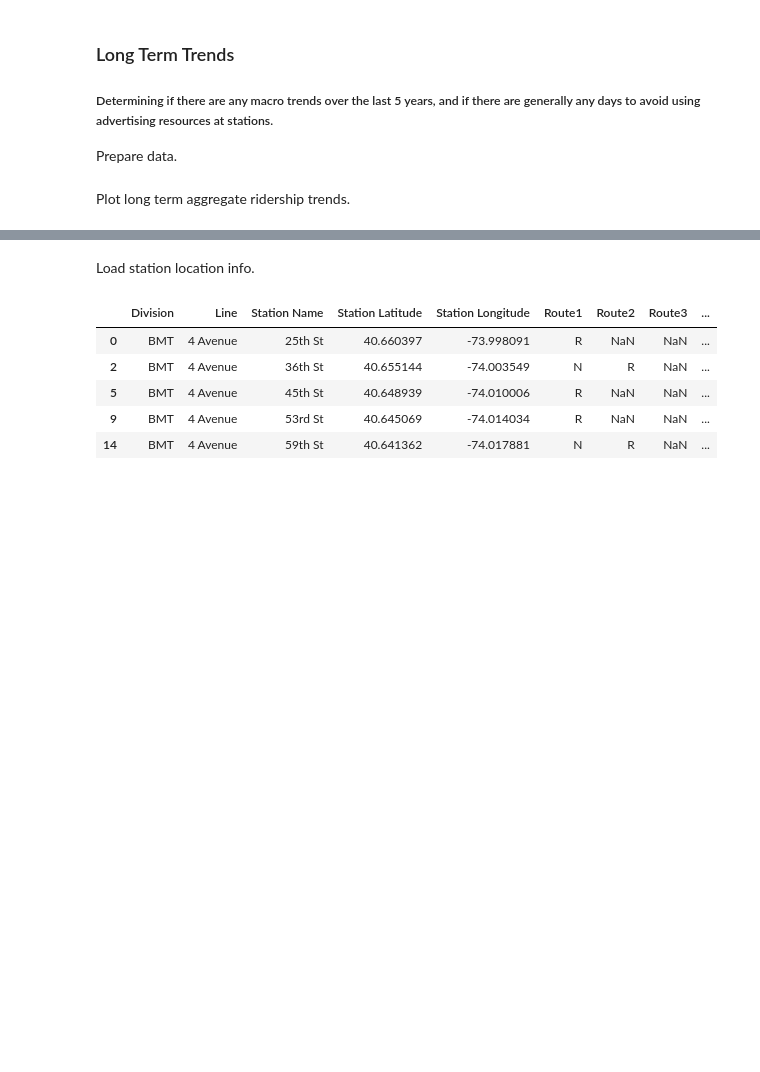
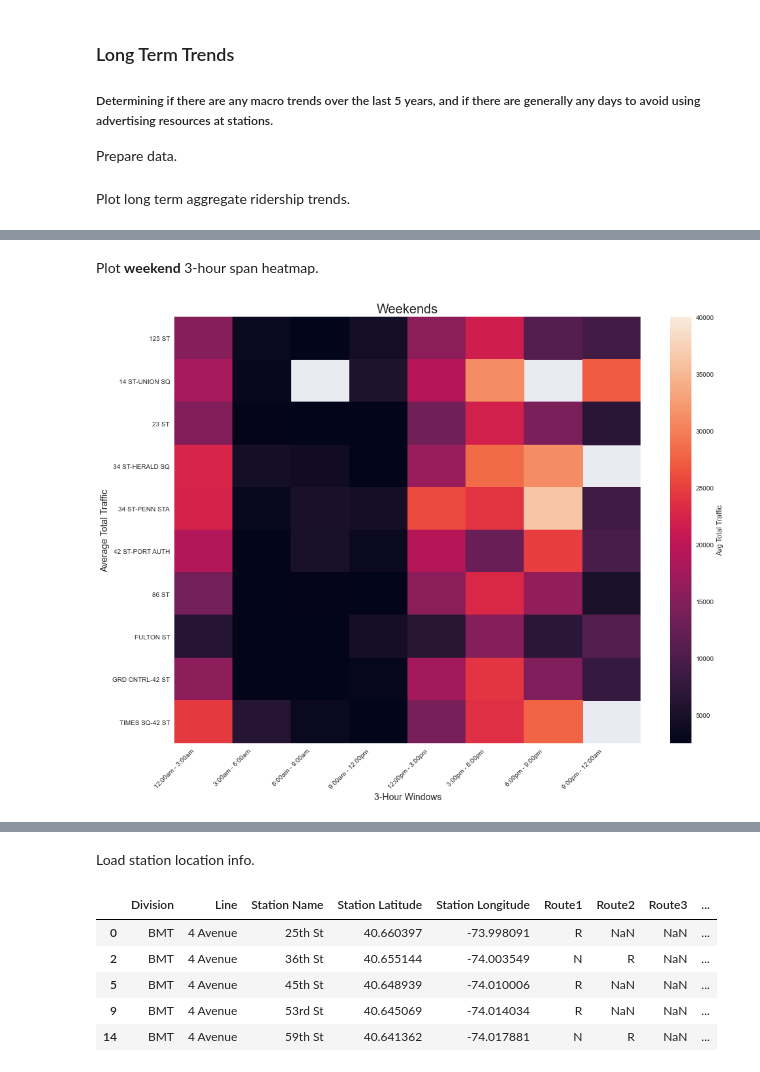
Before and after one commit to stephenjkaplan/metis-project1-mta, a Jupyter notebook: Data Analysis & Visualization.ipynb, the cells around one changed output, grey strips where cells are left out. Saved outputs shown, nothing was run; the diff lists cells and outputs as text; code cells hidden in the pictures; blank space fills up the shorter version.

```diff
--- a/Data Analysis & Visualization.ipynb
+++ b/Data Analysis & Visualization.ipynb
@@ -57,0 +151,7 @@ plt.legend(bbox_to_anchor=(1, 1), loc=2)
+# %% [markdown]
+Plot **weekend** 3-hour span heatmap.
+# %%
+plot_busy_times_heatmap(df_weekend_graph, "Weekends")
+plt.savefig("plots/weekend_heatmap.png");
+# %% [output]
+[figure, added]
```
Also changed, not shown: parts of 46 cells of this notebook, 2 other files.
